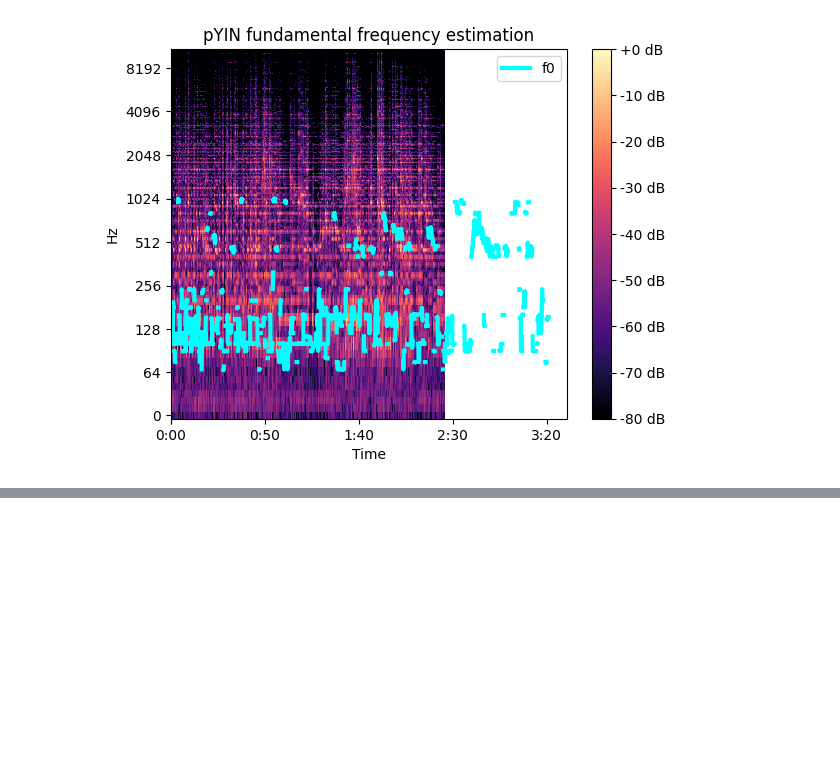
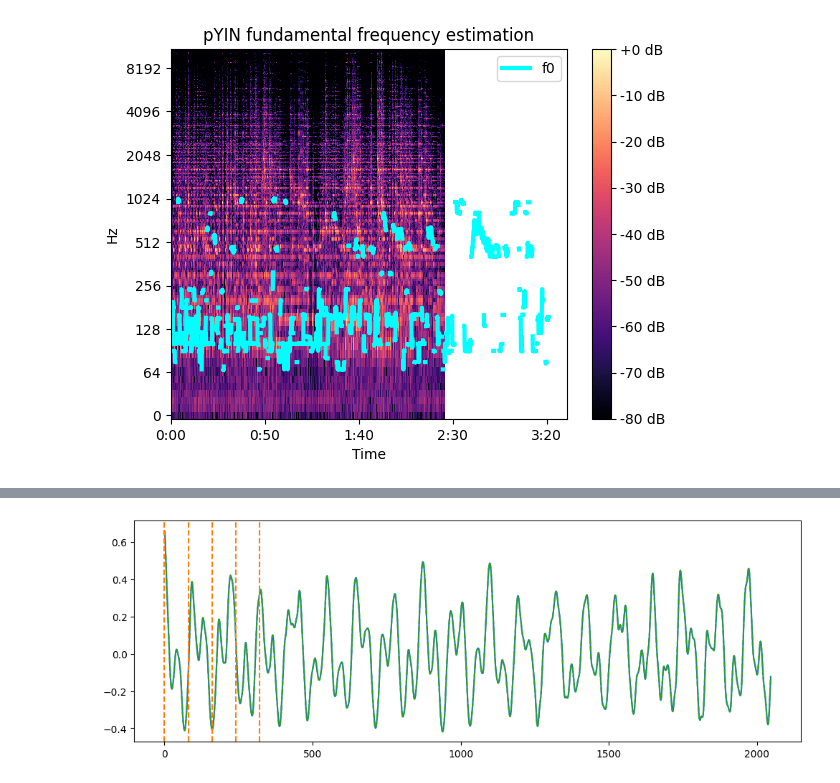
Before and after one commit to amin-dehghanghanatkaman/VocalBiomarker_Pipeline, a Jupyter notebook: vocal_scratch/pitch.ipynb, the cells around one changed output, grey strips where cells are left out. Cells and saved outputs as stored; diff of their text form; code cells hidden in the pictures; blank space fills up the shorter version.

```diff
--- a/vocal_scratch/pitch.ipynb
+++ b/vocal_scratch/pitch.ipynb
@@ -79,0 +116,17 @@ plt.plot(xf[0:win])
+# %%
+def autocorr(xf):
+    win = xf.size//4
+    a = np.fft.rfft(xf) # signal unperturb
+    b= np.fft.rfft(xf[0:win], xf.size) # for zero padding
+    r = np.fft.irfft(a*np.conj(b)) # filp - Convolution
+
+    return r[0:win+1]
+
+plt.figure(figsize=(12, 4))
+plt.plot(simple_corr(xf), c= 'C0')
+plt.plot(autocorr(xf), c = 'C2', linestyle='--')
+
+for k in range(0, 400, 80):
+    plt.axvline(k, linestyle='--', c='C1')
+# %% [output]
+[figure, added]
```
Also changed, not shown: parts of 9 cells of this notebook.
